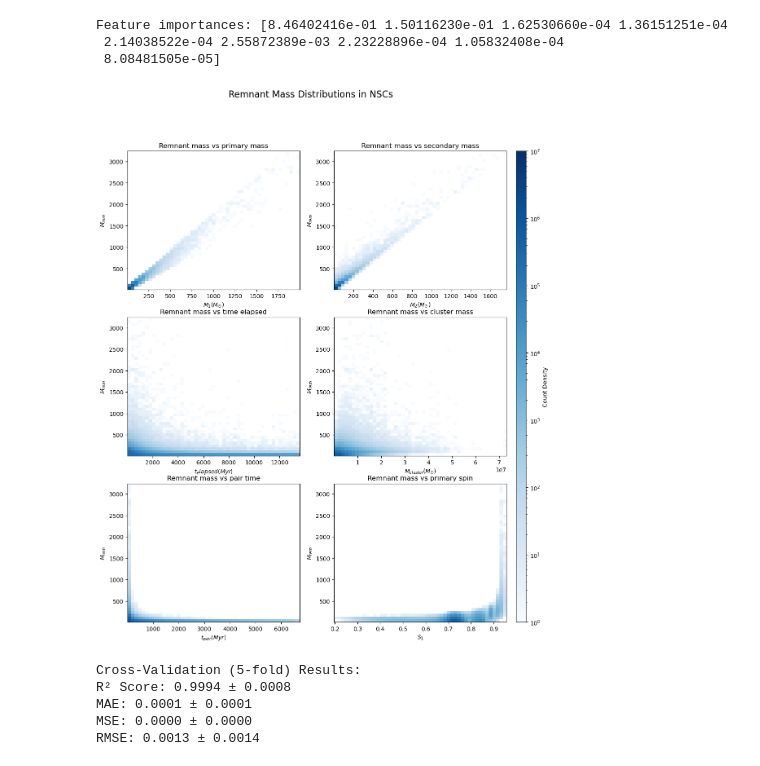
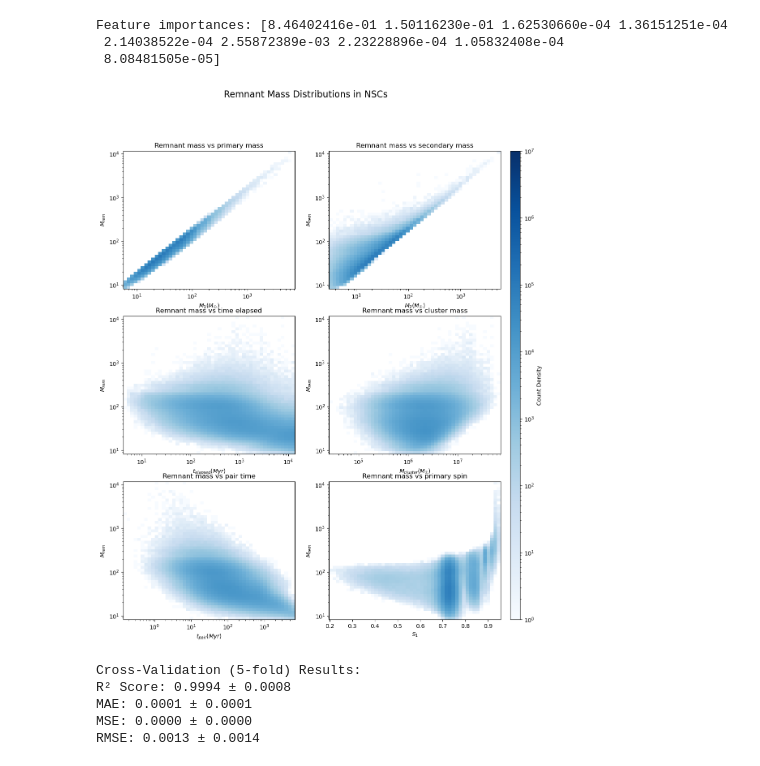
Before and after one commit to BelliLuigi/Hierarchical-mergers-of-black-holes, a Jupyter notebook: progetto.ipynb, the cells around one changed output. Cells and saved outputs as stored; diff of their text form; code cells hidden in the pictures.

```diff
--- a/progetto.ipynb
+++ b/progetto.ipynb
@@ -227,32 +243,3 @@ RMSE: 2.9280 ± 1.6227
 Feature importances: [8.46402416e-01 1.50116230e-01 1.62530660e-04 1.36151251e-04
  2.14038522e-04 2.55872389e-03 2.23228896e-04 1.05832408e-04
  8.08481505e-05]
-# %%
-data = extractor('nsc')
-data = data[data.Mrem<4000]
-data = data[data.M1<2000]
-
-fig, ax = plt.subplots(3,2,figsize=(12,15))
-fig.suptitle("Remnant Mass Distributions in NSCs", fontsize=16)
-plt.sca(ax[0,0])
-hist = hist2dgraph(data.M1,data.Mrem,50,50,'Remnant mass vs primary mass',u'$M_1 (M_\u2609)$', u'$M_{rem}$', 1, 1e7, 'log')
-plt.sca(ax[0,1])
-
-hist2 = hist2dgraph(data.M2,data.Mrem,50,50,'Remnant mass vs secondary mass',u'$M_2 (M_\u2609)$', u'$M_{rem}$', 1, 1e7, 'log')
-plt.sca(ax[1,0])
-hist = hist2dgraph(data.t_elapsed,data.Mrem,50,50,'Remnant mass vs time elapsed',u'$t_elapsed (Myr)$', u'$M_{rem}$', 1, 1e7, 'log')
-plt.sca(ax[1,1])
-jist3 = hist2dgraph(data.Mcluster,data.Mrem,50,50,'Remnant mass vs cluster mass',u'$M_{cluster}(M_\u2609)$', u'$M_{rem}$', 1, 1e7, 'log')
-plt.sca(ax[2,0])
-hist2 = hist2dgraph(data.t_pair,data.Mrem,50,50,'Remnant mass vs pair time',u'$t_{pair}(Myr)$', u'$M_{rem}$', 1, 1e7, 'log')
-#plt.xticks([1,2,3,4,5,6,7])
-plt.sca(ax[2,1])
-hist2 = hist2dgraph(data.S1,data.Mrem,50,50,'Remnant mass vs primary spin',u'$S_1$', u'$M_{rem}$', 1, 1e7, 'log')
-
-
-cbar_ax = fig.add_axes([0.92, 0.11, 0.02, 0.77])  # Adjust position [left, bottom, width, height]
-fig.colorbar(hist[3], cax=cbar_ax, label="Count Density")
-plt.show()
-del data
-# %% [output]
-[figure, removed]
@@ -270,3 +246,30 @@ del data
+# %%
+data = extractor('nsc')
+
+fig, ax = plt.subplots(3,2,figsize=(12,15))
+fig.suptitle("Remnant Mass Distributions in NSCs", fontsize=16)
+plt.sca(ax[0,0])
+hist = hist2dgraph(data.M1,data.Mrem,50,50,'Remnant mass vs primary mass',u'$M_1 (M_\u2609)$', u'$M_{rem}$', 1, 1e7, 'log','log')
+plt.sca(ax[0,1])
+
+hist2 = hist2dgraph(data.M2,data.Mrem,50,50,'Remnant mass vs secondary mass',u'$M_2 (M_\u2609)$', u'$M_{rem}$', 1, 1e7, 'log','log')
+plt.sca(ax[1,0])
+hist = hist2dgraph(data.t_elapsed,data.Mrem,50,50,'Remnant mass vs time elapsed',u'$t_{elapsed} (Myr)$', u'$M_{rem}$', 1, 1e7,'log', 'log')
+plt.sca(ax[1,1])
+jist3 = hist2dgraph(data.Mcluster,data.Mrem,50,50,'Remnant mass vs cluster mass',u'$M_{cluster}(M_\u2609)$', u'$M_{rem}$', 1, 1e7, 'log','log')
+plt.sca(ax[2,0])
+hist2 = hist2dgraph(data.t_pair,data.Mrem,50,50,'Remnant mass vs pair time',u'$t_{pair}(Myr)$', u'$M_{rem}$', 1, 1e7, 'log','log')
+#plt.xticks([1,2,3,4,5,6,7])
+
+plt.sca(ax[2,1])
+hist2 = hist2dgraph(data.S1,data.Mrem,50,50,'Remnant mass vs primary spin',u'$S_1$', u'$M_{rem}$', 1, 1e7, 'linear','log')
+
+
+cbar_ax = fig.add_axes([0.92, 0.11, 0.02, 0.77])  # Adjust position [left, bottom, width, height]
+fig.colorbar(hist[3], cax=cbar_ax, label="Count Density")
+plt.show()
+# %% [output]
+[figure, added]
 # %%
 rndmfrst('ysc', ['Srem','Mrem', 'kick', 'esca_v'], 'gen', 'Feature importance in predicting remnant generation in YSCs')
 # %% [output]
```
Also changed, not shown: parts of 5 cells of this notebook, 2 other files.
